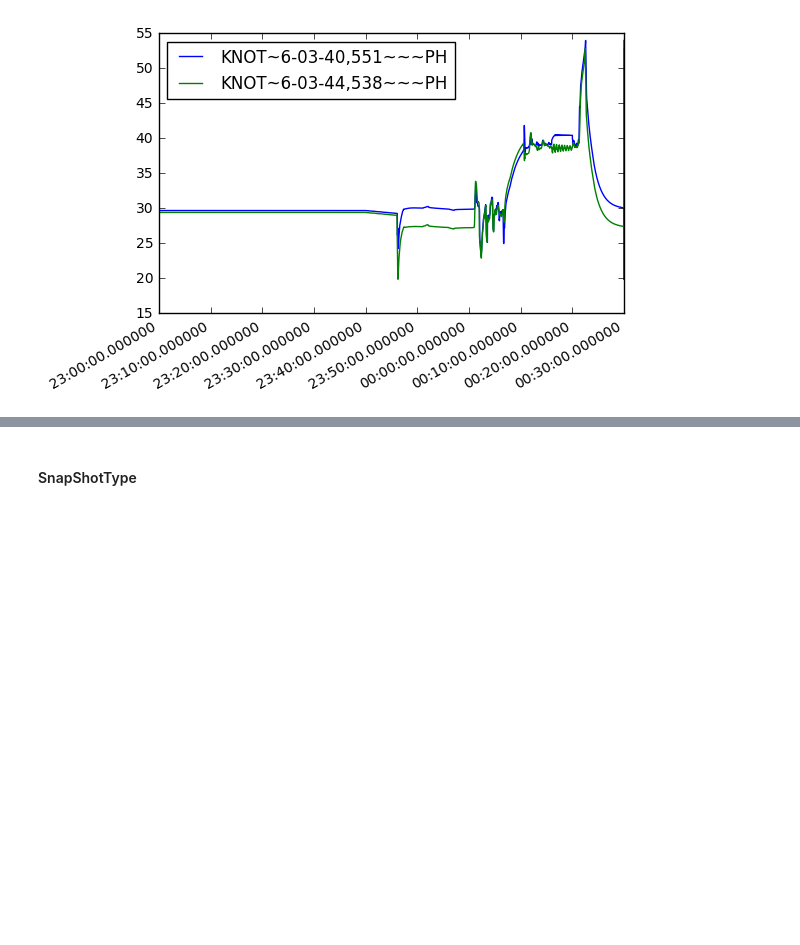
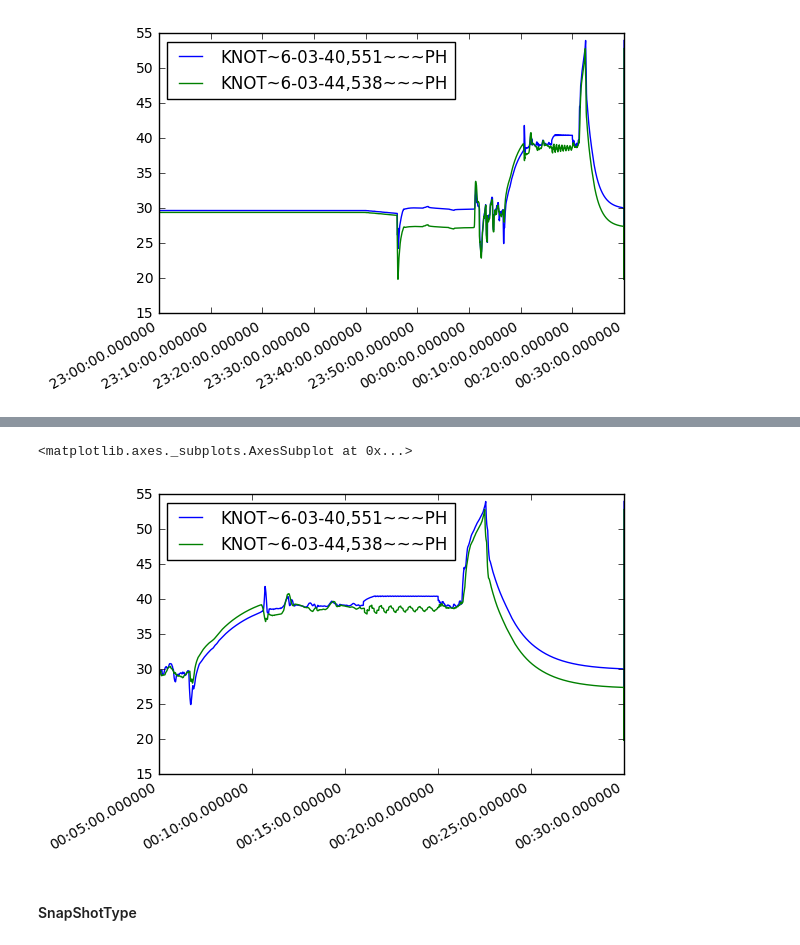
Before and after one commit to aw3s/PT3S, a Jupyter notebook: nb/MxWithPandas.ipynb, the cells around one changed output, grey strips where cells are left out. Drawn from its saved outputs; the diff is of its cells as text; code cells hidden in the pictures; blank space fills up the shorter version.

```diff
--- a/nb/MxWithPandas.ipynb
+++ b/nb/MxWithPandas.ipynb
@@ -58,3 +80,8 @@ df.loc[:,sorted([column for column in pdf.columns if regExpCompiled.search(colum
+# %%
+df_colsel[pd.datetime(2017,6,19,0,5):].plot()
+# %% [output]
+<matplotlib.axes._subplots.AxesSubplot at 0x...>
+[figure, added]
 # %% [markdown]
 #### SnapShotType
 # %%
```
Also changed, not shown: parts of 14 cells of this notebook, 2 other files.
